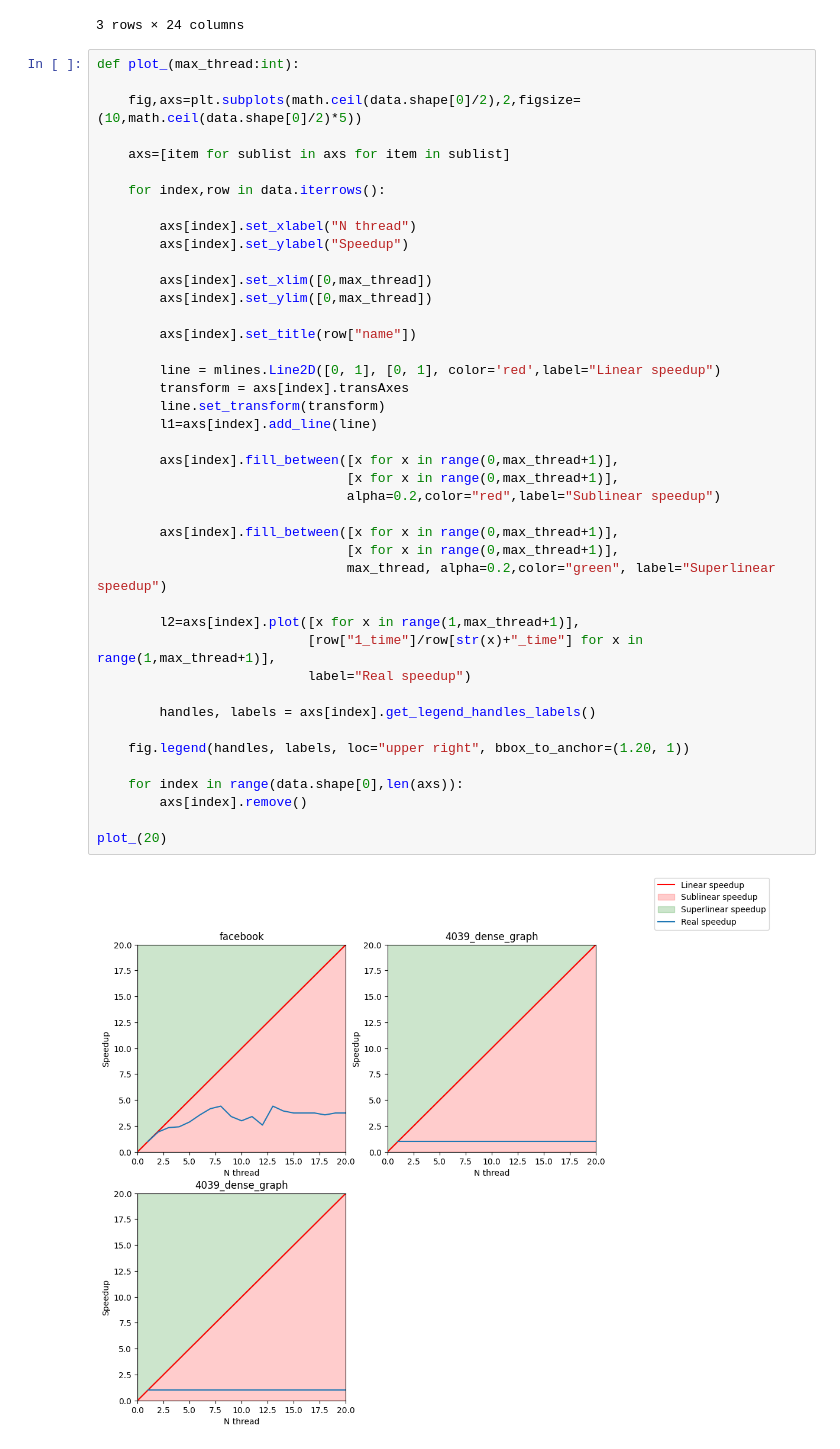
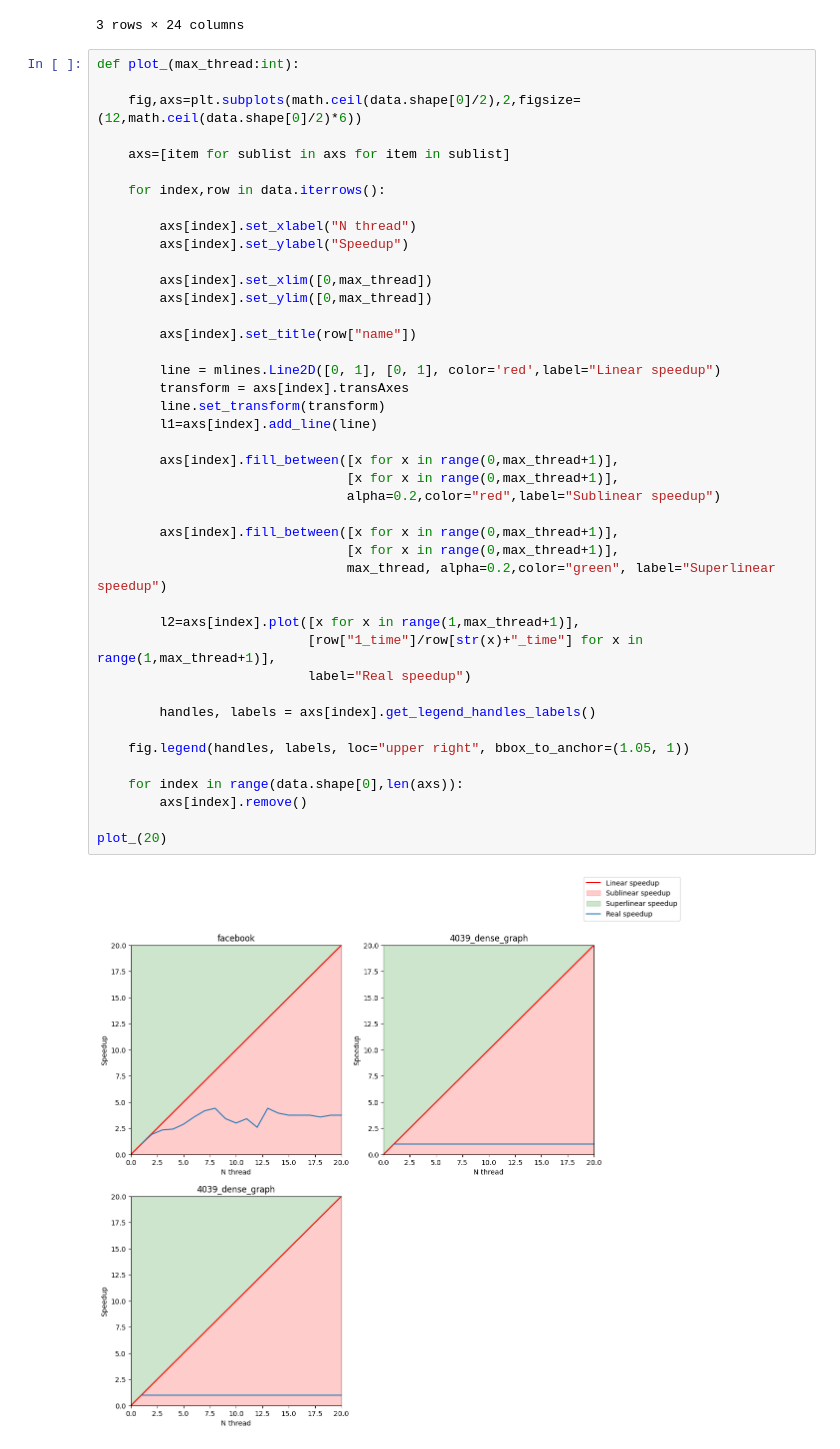
Before and after one commit to Lotto98/Assignment1_LMD, a Jupyter notebook: plot_generator.ipynb, the cells around one changed output. Saved outputs shown, nothing was run; the diff lists cells and outputs as text.

Commit message:
fix legend

```diff
--- a/plot_generator.ipynb
+++ b/plot_generator.ipynb
@@ -46,7 +46,7 @@ data
 # %%
 def plot_(max_thread:int):
 
-    fig,axs=plt.subplots(math.ceil(data.shape[0]/2),2,figsize=(10,math.ceil(data.shape[0]/2)*5))
+    fig,axs=plt.subplots(math.ceil(data.shape[0]/2),2,figsize=(12,math.ceil(data.shape[0]/2)*6))
 
     axs=[item for sublist in axs for item in sublist]
 
@@ -58,32 +58,32 @@ def plot_(max_thread:int):
         axs[index].set_xlim([0,max_thread])
         axs[index].set_ylim([0,max_thread])
 
         axs[index].set_title(row["name"])
 
         line = mlines.Line2D([0, 1], [0, 1], color='red',label="Linear speedup")
         transform = axs[index].transAxes
         line.set_transform(transform)
         l1=axs[index].add_line(line)
 
         axs[index].fill_between([x for x in range(0,max_thread+1)],
                                 [x for x in range(0,max_thread+1)],
                                 alpha=0.2,color="red",label="Sublinear speedup")
 
         axs[index].fill_between([x for x in range(0,max_thread+1)],
                                 [x for x in range(0,max_thread+1)],
                                 max_thread, alpha=0.2,color="green", label="Superlinear speedup")
 
         l2=axs[index].plot([x for x in range(1,max_thread+1)],
                            [row["1_time"]/row[str(x)+"_time"] for x in range(1,max_thread+1)],
                            label="Real speedup")
 
         handles, labels = axs[index].get_legend_handles_labels()
 
-    fig.legend(handles, labels, loc="upper right", bbox_to_anchor=(1.20, 1))
+    fig.legend(handles, labels, loc="upper right", bbox_to_anchor=(1.05, 1))
 
     for index in range(data.shape[0],len(axs)):
         axs[index].remove()
 
 plot_(20)
 # %% [output]
-[figure, old version]
+[figure, new version]
```
